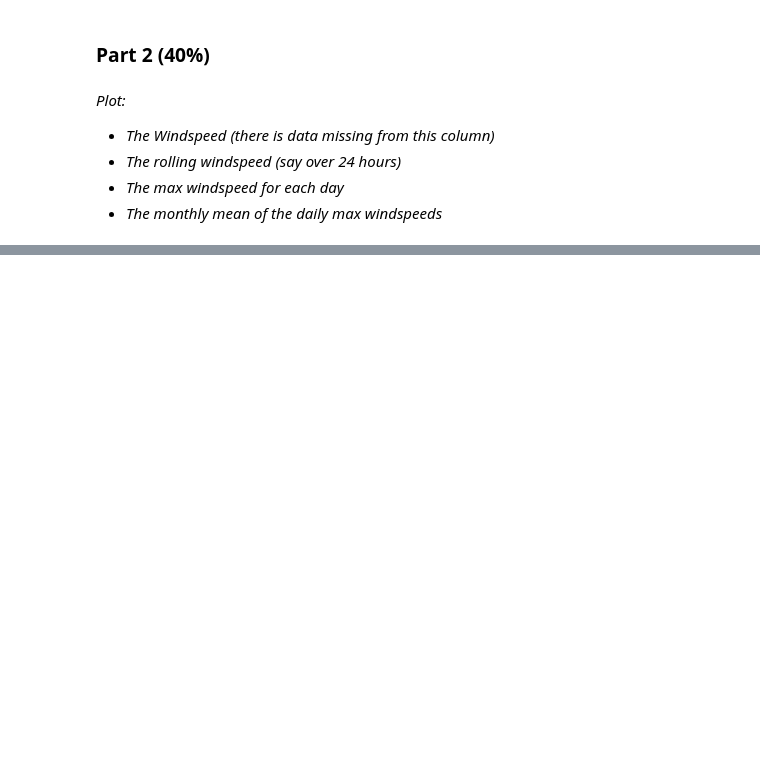
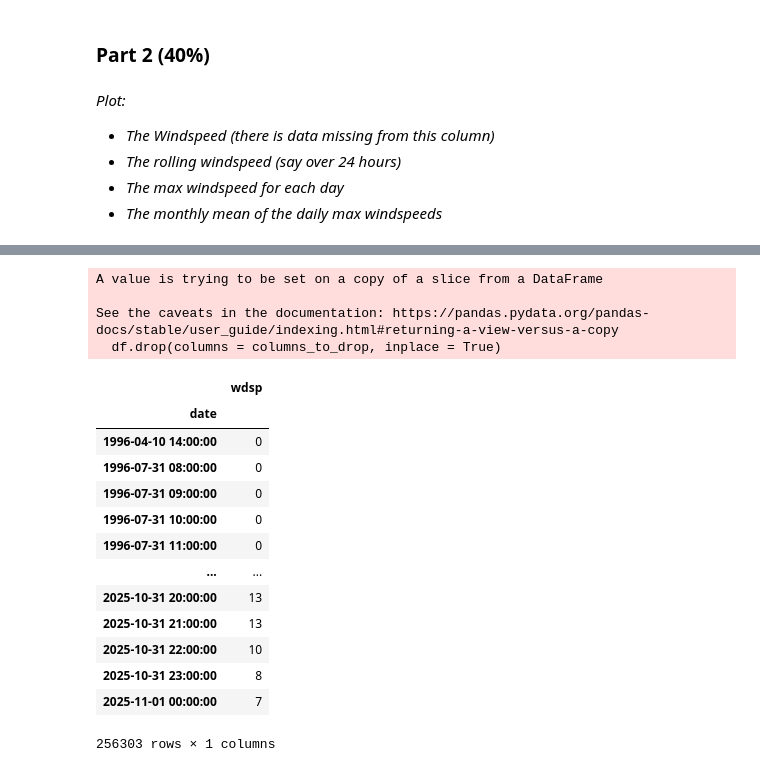
Before and after one commit to zoeharlowe/pfda-assignments, a Jupyter notebook: assignment06-weather.ipynb, the cells around one changed output, grey strips where cells are left out. Cells and saved outputs as stored; diff of their text form; code cells hidden in the pictures; blank space fills up the shorter version.

```diff
--- a/assignment06-weather.ipynb
+++ b/assignment06-weather.ipynb
@@ -124,0 +155,34 @@ plt.savefig("monthly_temp_knock_weather.png")
+# %%
+# Drop all rows with 0 in them
+df = df[df['wdsp'] != 0]
+
+# Drop all other columns
+columns_to_drop = ['ind', 'rain', 'ind.1', 'temp', 'ind.2', 'wetb', 'dewpt',
+       'vappr', 'rhum', 'msl', 'ind.3', 'ind.4', 'wddir', 'ww', 'w',
+       'sun', 'vis', 'clht', 'clamt']
+
+df.drop(columns = columns_to_drop, inplace = True)
+# %% [output]
+A value is trying to be set on a copy of a slice from a DataFrame
+
+See the caveats in the documentation: https://pandas.pydata.org/pandas-docs/stable/user_guide/indexing.html#returning-a-view-versus-a-copy
+  df.drop(columns = columns_to_drop, inplace = True)
+# %%
+df = df.loc[(df!=0).any(axis=1)]
+
+df
+# %% [output]
+|  | wdsp |
+| date |  |
+| 1996-04-10 14:00:00 | 0 |
+| 1996-07-31 08:00:00 | 0 |
+| 1996-07-31 09:00:00 | 0 |
+| 1996-07-31 10:00:00 | 0 |
+| 1996-07-31 11:00:00 | 0 |
+| ... | ... |
+| 2025-10-31 20:00:00 | 13 |
+| 2025-10-31 21:00:00 | 13 |
+| 2025-10-31 22:00:00 | 10 |
+| 2025-10-31 23:00:00 | 8 |
+| 2025-11-01 00:00:00 | 7 |
+256303 rows × 1 columns
```
Also changed, not shown: parts of 3 cells of this notebook.
